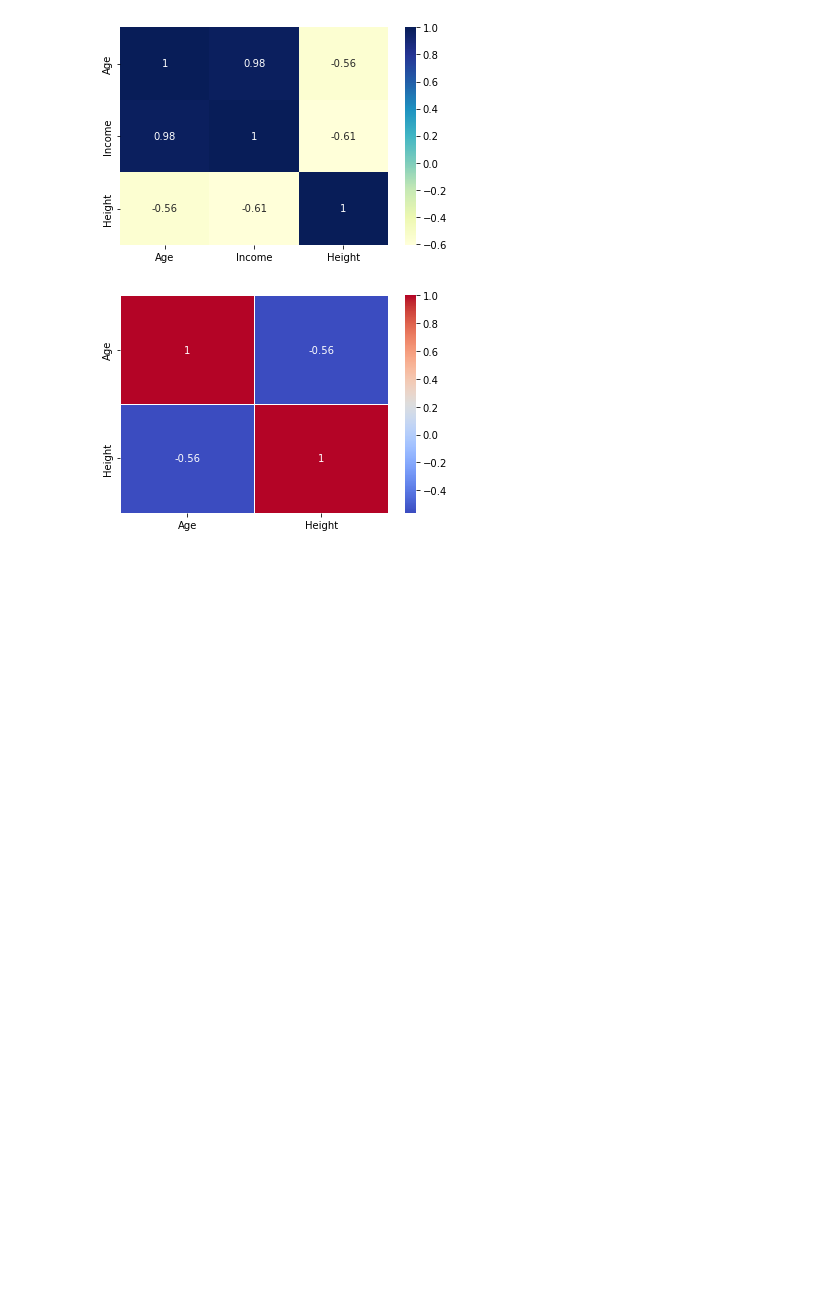
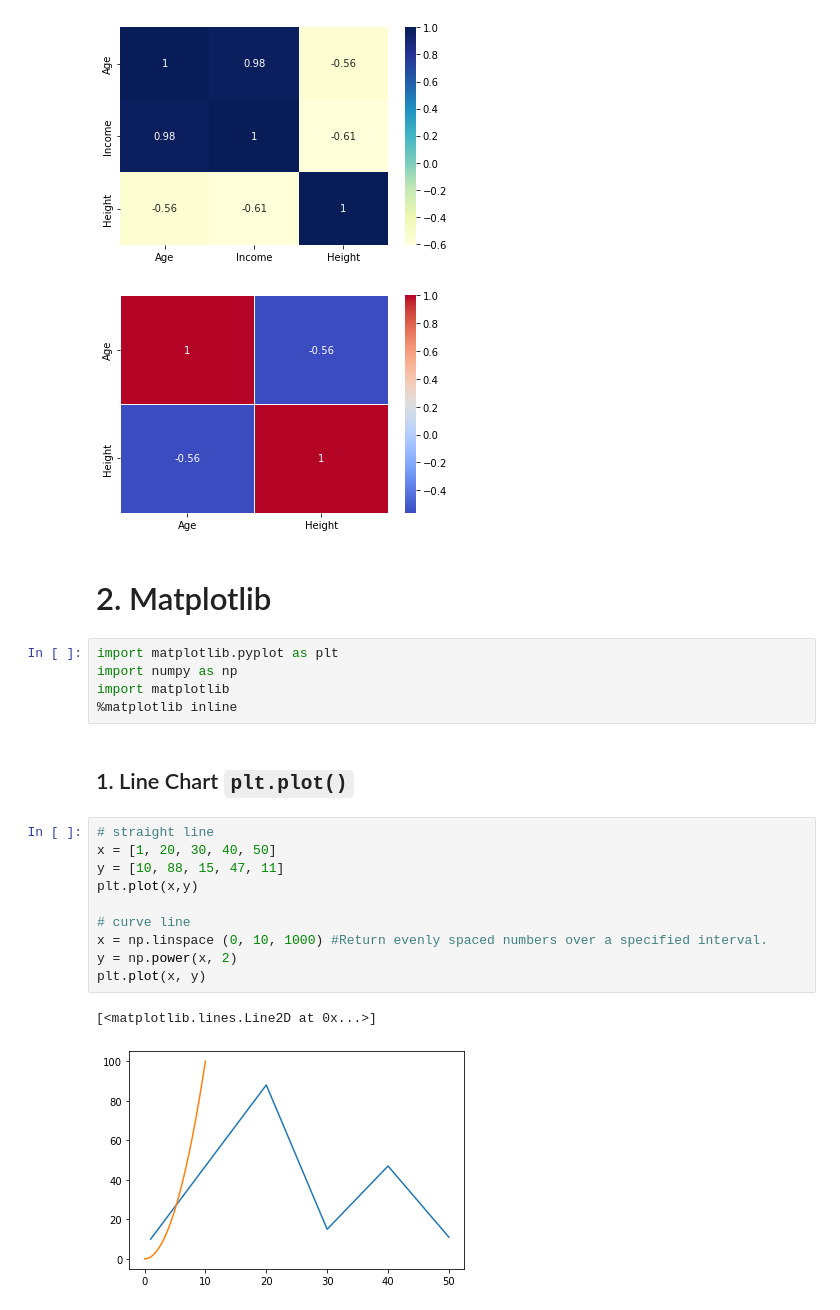
Before and after one commit to Slliki/Python_Data_Analysis, a Jupyter notebook: Python/Data Visualization.ipynb, the cells around one changed output. Cells and saved outputs as stored; diff of their text form; blank space fills up the shorter version.

```diff
--- a/Python/Data Visualization.ipynb
+++ b/Python/Data Visualization.ipynb
@@ -134,3 +135,25 @@ plt.show()
 # %% [output]
 [figure]
 [figure]
+# %% [markdown]
+# <big>2. Matplotlib
+# %%
+import matplotlib.pyplot as plt
+import numpy as np
+import matplotlib
+%matplotlib inline
+# %% [markdown]
+## 1. Line Chart `plt.plot()`
+# %%
+# straight line
+x = [1, 20, 30, 40, 50]
+y = [10, 88, 15, 47, 11]
+plt.plot(x,y)
+
+# curve line
+x = np.linspace (0, 10, 1000) #Return evenly spaced numbers over a specified interval.
+y = np.power(x, 2)
+plt.plot(x, y)
+# %% [output]
+[<matplotlib.lines.Line2D at 0x...>]
+[figure, added]
```
Also changed, not shown: parts of 16 cells of this notebook, 7 other files.
